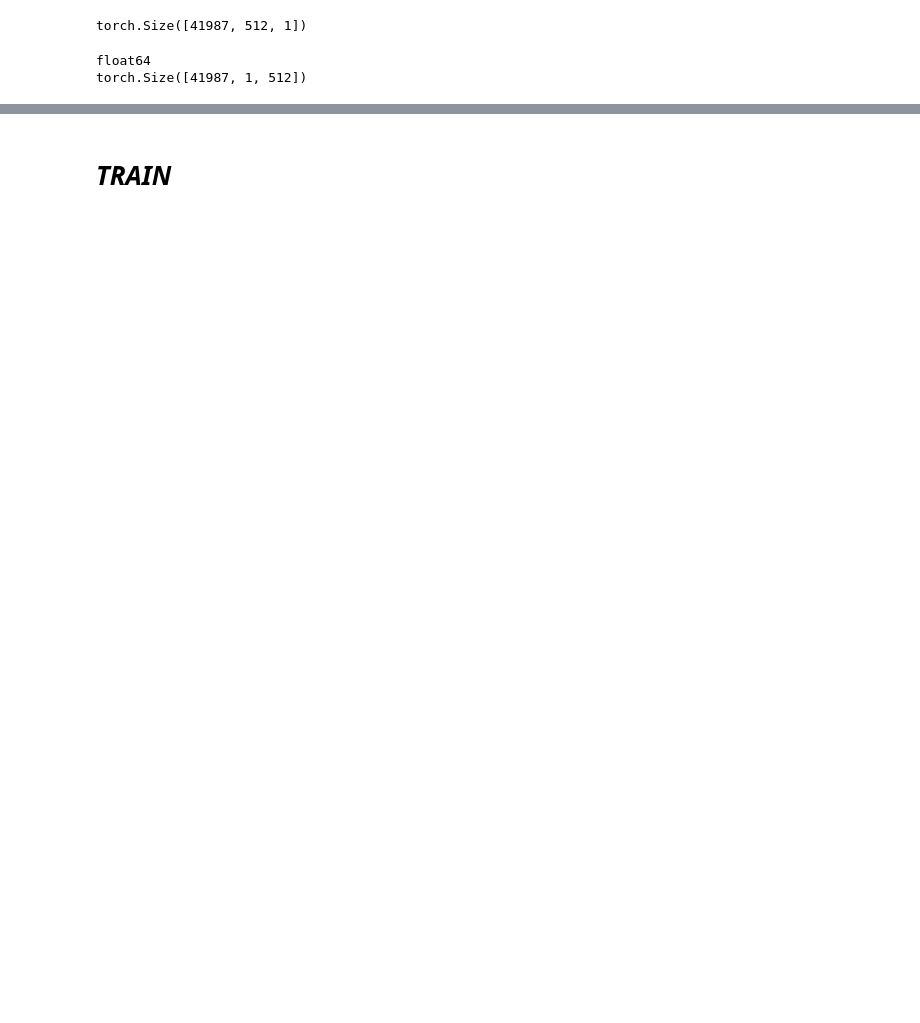
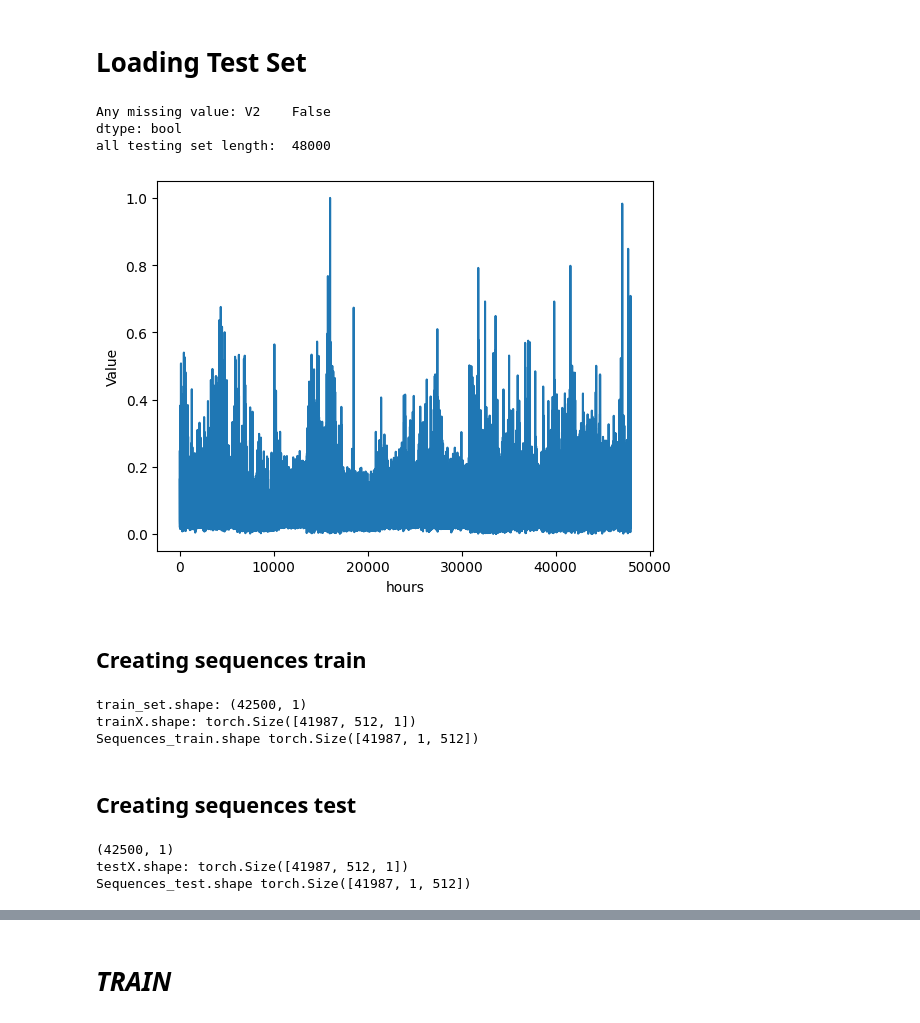
Before and after one commit to francomano/PSA-GAN, a Jupyter notebook: M4-train.ipynb, the cells around one changed output, grey strips where cells are left out. Saved outputs shown, nothing was run; the diff lists cells and outputs as text; code cells hidden in the pictures; blank space fills up the shorter version.

```diff
--- a/M4-train.ipynb
+++ b/M4-train.ipynb
@@ -53,21 +44,67 @@ plt.show()
+# %% [markdown]
+# Loading Test Set
+# %%
+
+testing_set = pd.read_csv('./Datasets/M4-Dataset/Test/Monthly-test.csv')
+
+testing_set = testing_set.iloc[:,1:2] #electricity values in time
+any_missing_test = testing_set.isnull().any()
+print("Any missing value:",any_missing_train)
+print("all testing set length: ",len(testing_set))
+
+sc = MinMaxScaler()
+testing_set = sc.fit_transform(testing_set)
+
+plotting.plot_dataset(testing_set, x_axis="hours", y_axis="Value")
+# %% [output]
+Any missing value: V2    False
+dtype: bool
+all testing set length:  48000
+[figure, added]
+# %% [markdown]
+## Creating sequences train
 # %%
+seq_length = 512 #it is tau in the paper
 
-seq_length = 512 #it is tau in the paper
-x, y = utils.sliding_windows(train_set, seq_length)
-trainX=torch.Tensor(np.array(x))
-print(trainX.shape)
+train_set=training_set[:42500]
+print("train_set.shape:",train_set.shape)
+
+x_train, y_train = utils.sliding_windows(train_set, seq_length)
+trainX=torch.Tensor(np.array(x_train))
+print("trainX.shape:",trainX.shape)
 size=trainX.size(0)
+
+sequences_train=utils.real_seq(training_set,seq_length)
+sequences_train=sequences_train[:size]
+
+sequences_train=torch.Tensor(sequences_train)
+sequences_train.unsqueeze(0).unsqueeze(1)
+sequences_train=sequences_train.permute(0,2,1)
+print("Sequences_train.shape",sequences_train.shape)
 # %% [output]
-torch.Size([41987, 512, 1])
+train_set.shape: (42500, 1)
+trainX.shape: torch.Size([41987, 512, 1])
+Sequences_train.shape torch.Size([41987, 1, 512])
-# %%
-
-sequences=utils.real_seq(training_set,seq_length)
-sequences=sequences[:size]
-print(sequences.dtype)
-sequences=torch.Tensor(sequences)
-sequences.unsqueeze(0).unsqueeze(1)
-sequences=sequences.permute(0,2,1)
-print(sequences.shape)
-# %% [output]
-float64
-torch.Size([41987, 1, 512])
+# %% [markdown]
+## Creating sequences test
+# %%
+
+test_set=testing_set[:42500]
+print(test_set.shape)
+
+x_test, y_test= utils.sliding_windows(test_set, seq_length)
+testX=torch.Tensor(np.array(x_test))
+print("testX.shape:",testX.shape)
+size=testX.size(0)
+
+sequences_test=utils.real_seq(testing_set,seq_length)
+sequences_test=sequences_test[:size]
+
+sequences_test=torch.Tensor(sequences_test)
+sequences_test.unsqueeze(0).unsqueeze(1)
+sequences_test=sequences_test.permute(0,2,1)
+print("Sequences_test.shape",sequences_test.shape)
+# %% [output]
+(42500, 1)
+testX.shape: torch.Size([41987, 512, 1])
+Sequences_test.shape torch.Size([41987, 1, 512])
```
Also changed, not shown: parts of 34 cells of this notebook, 41 other files.
